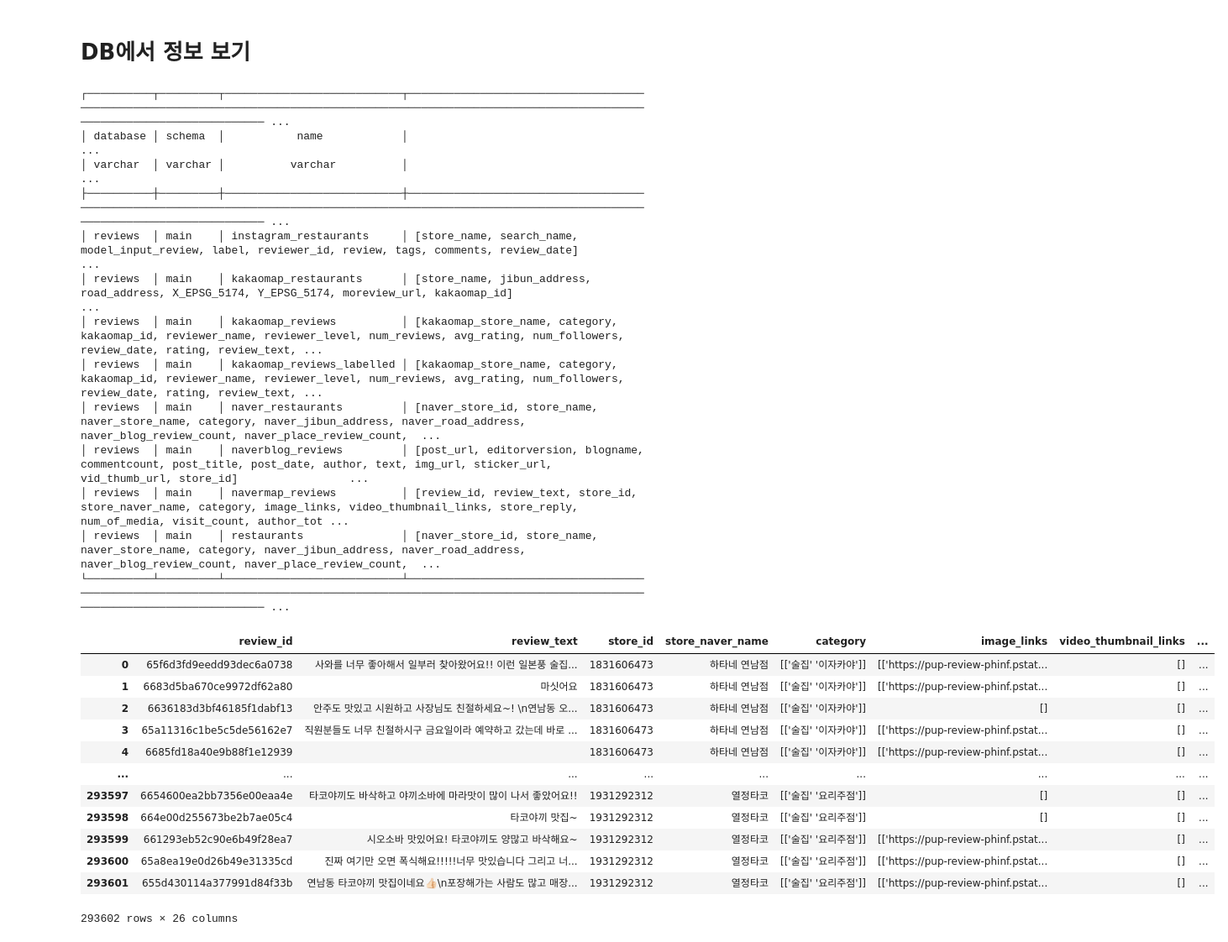
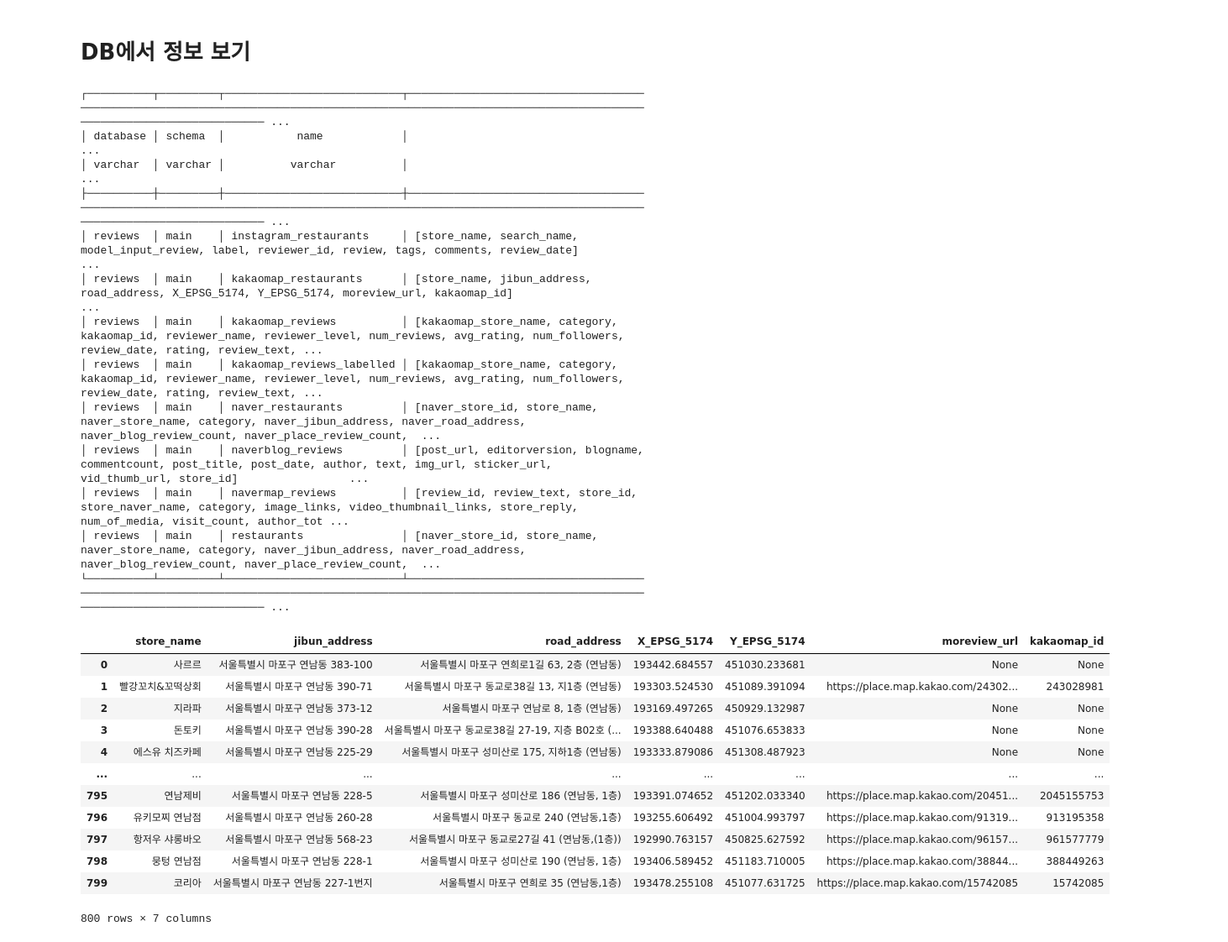
Before and after one commit to haemilia/real_matjib_code, a Jupyter notebook: DB/create_db.ipynb, the cells around one changed output. Shown: that part at 84% size. Drawn from its saved outputs; the diff is of its cells as text; code cells hidden in the pictures.

```diff
--- a/DB/create_db.ipynb
+++ b/DB/create_db.ipynb
@@ -68,39 +68,39 @@ with duckdb.connect(database=local_db_path) as conn:
 # %% [markdown]
 # DB에서 정보 보기
 # %%
-with duckdb.connect(database=new_db_path, read_only=False) as db_conn:
+with duckdb.connect(database=new_db_path, read_only=True) as db_conn:
     # DB에 어떤 테이블 있는 지 보기
     db_conn.sql("PRAGMA show_tables_expanded;").show()
     # 데이터프레임으로 테이블 가져오기
-    restaurants = db_conn.table("navermap_reviews").to_df()
+    restaurants = db_conn.table("kakaomap_restaurants").to_df()
     display(restaurants)
 # %% [output]
 ┌──────────┬─────────┬───────────────────────────┬────────────────────────────────────────────────────────────────────────────────────────────────────────────────────────────────────────────────────── ...
 │ database │ schema  │           name            │                                                                                                                                                       ...
 │ varchar  │ varchar │          varchar          │                                                                                                                                                       ...
 ├──────────┼─────────┼───────────────────────────┼────────────────────────────────────────────────────────────────────────────────────────────────────────────────────────────────────────────────────── ...
 │ reviews  │ main    │ instagram_restaurants     │ [store_name, search_name, model_input_review, label, reviewer_id, review, tags, comments, review_date]                                                ...
 │ reviews  │ main    │ kakaomap_restaurants      │ [store_name, jibun_address, road_address, X_EPSG_5174, Y_EPSG_5174, moreview_url, kakaomap_id]                                                        ...
 │ reviews  │ main    │ kakaomap_reviews          │ [kakaomap_store_name, category, kakaomap_id, reviewer_name, reviewer_level, num_reviews, avg_rating, num_followers, review_date, rating, review_text, ...
 │ reviews  │ main    │ kakaomap_reviews_labelled │ [kakaomap_store_name, category, kakaomap_id, reviewer_name, reviewer_level, num_reviews, avg_rating, num_followers, review_date, rating, review_text, ...
 │ reviews  │ main    │ naver_restaurants         │ [naver_store_id, store_name, naver_store_name, category, naver_jibun_address, naver_road_address, naver_blog_review_count, naver_place_review_count,  ...
 │ reviews  │ main    │ naverblog_reviews         │ [post_url, editorversion, blogname, commentcount, post_title, post_date, author, text, img_url, sticker_url, vid_thumb_url, store_id]                 ...
 │ reviews  │ main    │ navermap_reviews          │ [review_id, review_text, store_id, store_naver_name, category, image_links, video_thumbnail_links, store_reply, num_of_media, visit_count, author_tot ...
 │ reviews  │ main    │ restaurants               │ [naver_store_id, store_name, naver_store_name, category, naver_jibun_address, naver_road_address, naver_blog_review_count, naver_place_review_count,  ...
 └──────────┴─────────┴───────────────────────────┴────────────────────────────────────────────────────────────────────────────────────────────────────────────────────────────────────────────────────── ...
-|  | review_id | review_text | store_id | store_naver_name | category | image_links | video_thumbnail_links | ... |
-| 0 | 65f6d3fd9eedd93dec6a0738 | 사와를 너무 좋아해서 일부러 찾아왔어요!! 이런 일본풍 술집... | 1831606473 | 하타네 연남점 | [['술집' '이자카야']] | [['https://pup-review-phinf.pstat... | [] | ... |
-| 1 | 6683d5ba670ce9972df62a80 | 마싯어요 | 1831606473 | 하타네 연남점 | [['술집' '이자카야']] | [['https://pup-review-phinf.pstat... | [] | ... |
-| 2 | 6636183d3bf46185f1dabf13 | 안주도 맛있고 시원하고 사장님도 친절하세요~! \n연남동 오... | 1831606473 | 하타네 연남점 | [['술집' '이자카야']] | [] | [] | ... |
-| 3 | 65a11316c1be5c5de56162e7 | 직원분들도 너무 친절하시구 금요일이라 예약하고 갔는데 바로 ... | 1831606473 | 하타네 연남점 | [['술집' '이자카야']] | [['https://pup-review-phinf.pstat... | [] | ... |
-| 4 | 6685fd18a40e9b88f1e12939 |  | 1831606473 | 하타네 연남점 | [['술집' '이자카야']] | [['https://pup-review-phinf.pstat... | [] | ... |
-| ... | ... | ... | ... | ... | ... | ... | ... | ... |
-| 293597 | 6654600ea2bb7356e00eaa4e | 타코야끼도 바삭하고 야끼소바에 마라맛이 많이 나서 좋았어요!! | 1931292312 | 열정타코 | [['술집' '요리주점']] | [] | [] | ... |
-| 293598 | 664e00d255673be2b7ae05c4 | 타코야끼 맛집~ | 1931292312 | 열정타코 | [['술집' '요리주점']] | [] | [] | ... |
-| 293599 | 661293eb52c90e6b49f28ea7 | 시오소바 맛있어요! 타코야끼도 양많고 바삭해요~ | 1931292312 | 열정타코 | [['술집' '요리주점']] | [['https://pup-review-phinf.pstat... | [] | ... |
-| 293600 | 65a8ea19e0d26b49e31335cd | 진짜 여기만 오면 폭식해요!!!!!너무 맛있습니다 그리고 너... | 1931292312 | 열정타코 | [['술집' '요리주점']] | [['https://pup-review-phinf.pstat... | [] | ... |
-| 293601 | 655d430114a377991d84f33b | 연남동 타코야끼 맛집이네요👍🏻\n포장해가는 사람도 많고 매장... | 1931292312 | 열정타코 | [['술집' '요리주점']] | [['https://pup-review-phinf.pstat... | [] | ... |
+|  | store_name | jibun_address | road_address | X_EPSG_5174 | Y_EPSG_5174 | moreview_url | kakaomap_id |
+| 0 | 사르르 | 서울특별시 마포구 연남동 383-100 | 서울특별시 마포구 연희로1길 63, 2층 (연남동) | 193442.684557 | 451030.233681 | None | None |
+| 1 | 빨강꼬치&꼬떡상회 | 서울특별시 마포구 연남동 390-71 | 서울특별시 마포구 동교로38길 13, 지1층 (연남동) | 193303.524530 | 451089.391094 | https://place.map.kakao.com/24302... | 243028981 |
+| 2 | 지라파 | 서울특별시 마포구 연남동 373-12 | 서울특별시 마포구 연남로 8, 1층 (연남동) | 193169.497265 | 450929.132987 | None | None |
+| 3 | 돈토키 | 서울특별시 마포구 연남동 390-28 | 서울특별시 마포구 동교로38길 27-19, 지층 B02호 (... | 193388.640488 | 451076.653833 | None | None |
+| 4 | 에스유 치즈카페 | 서울특별시 마포구 연남동 225-29 | 서울특별시 마포구 성미산로 175, 지하1층 (연남동) | 193333.879086 | 451308.487923 | None | None |
+| ... | ... | ... | ... | ... | ... | ... | ... |
+| 795 | 연남제비 | 서울특별시 마포구 연남동 228-5 | 서울특별시 마포구 성미산로 186 (연남동, 1층) | 193391.074652 | 451202.033340 | https://place.map.kakao.com/20451... | 2045155753 |
+| 796 | 유키모찌 연남점 | 서울특별시 마포구 연남동 260-28 | 서울특별시 마포구 동교로 240 (연남동,1층) | 193255.606492 | 451004.993797 | https://place.map.kakao.com/91319... | 913195358 |
+| 797 | 항저우 샤롱바오 | 서울특별시 마포구 연남동 568-23 | 서울특별시 마포구 동교로27길 41 (연남동,(1층)) | 192990.763157 | 450825.627592 | https://place.map.kakao.com/96157... | 961577779 |
+| 798 | 뭉텅 연남점 | 서울특별시 마포구 연남동 228-1 | 서울특별시 마포구 성미산로 190 (연남동, 1층) | 193406.589452 | 451183.710005 | https://place.map.kakao.com/38844... | 388449263 |
+| 799 | 코리아 | 서울특별시 마포구 연남동 227-1번지 | 서울특별시 마포구 연희로 35 (연남동,1층) | 193478.255108 | 451077.631725 | https://place.map.kakao.com/15742085 | 15742085 |
-293602 rows × 26 columns
+800 rows × 7 columns
 # %%
 with duckdb.connect(database=new_db_path, read_only=True) as db_conn:
     navermap = db_conn.table("navermap_reviews").to_df()
```
